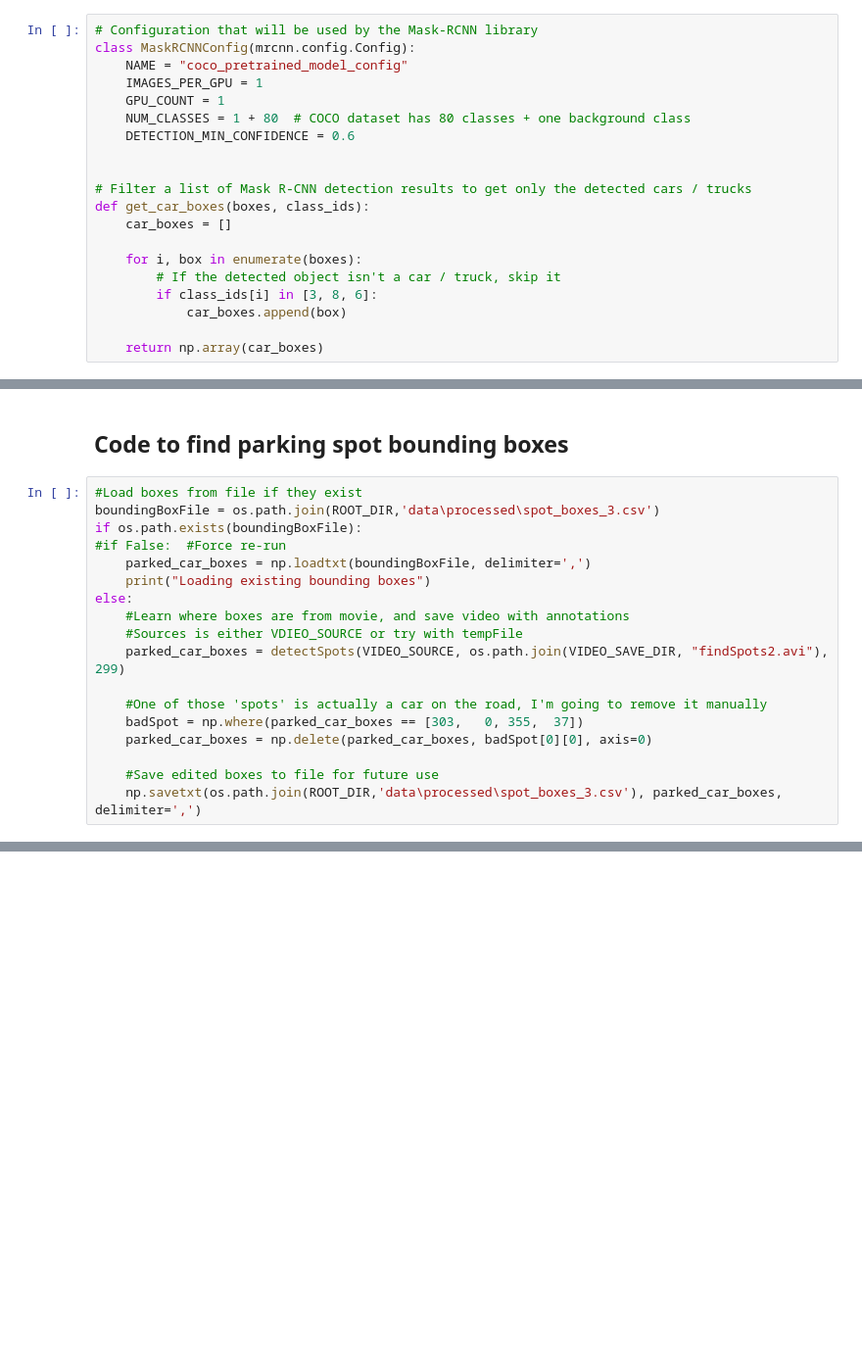
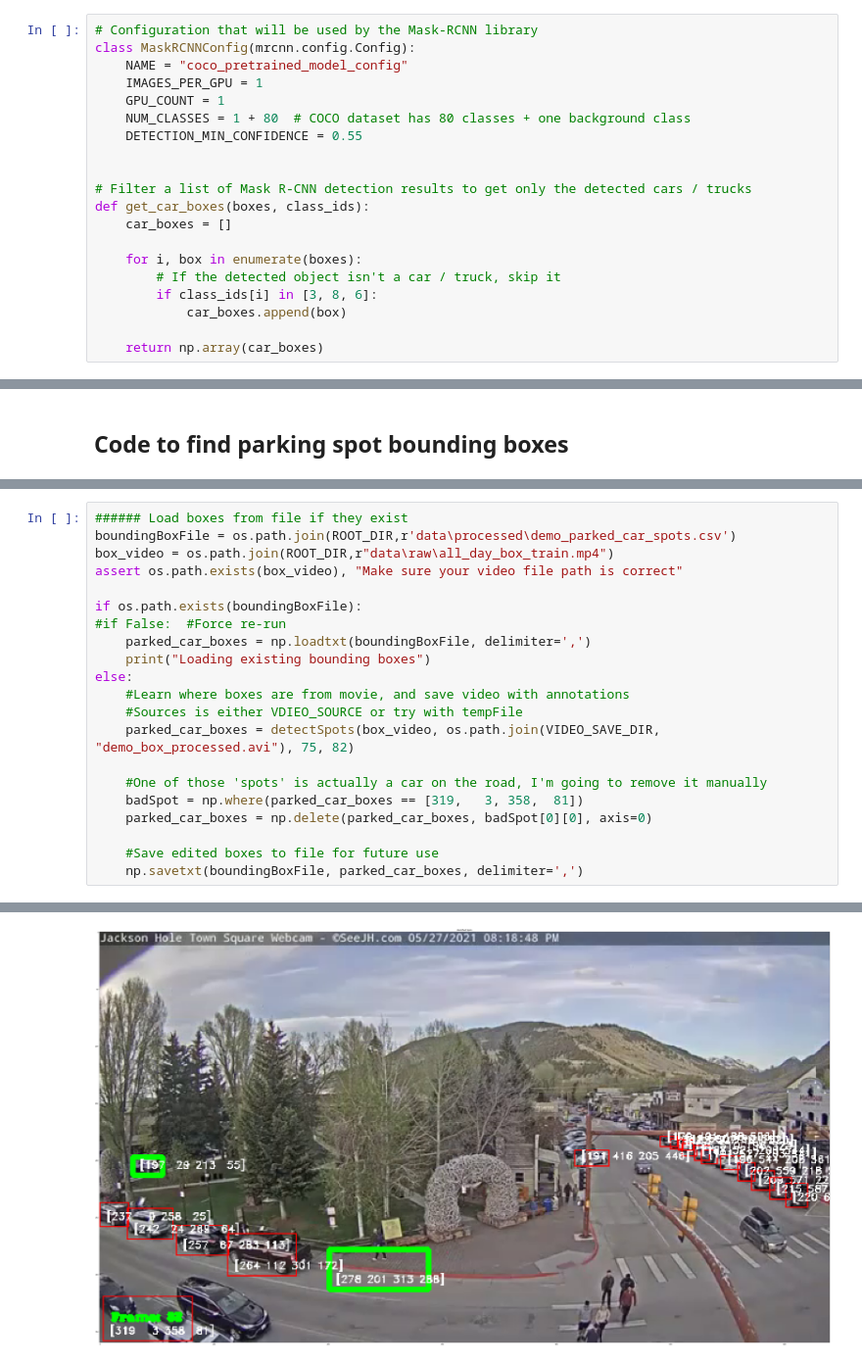
Before and after one commit to rejexx/Parkingspot_Vacancy, a Jupyter notebook: notebooks/02_spot_detection.ipynb, the cells around one changed output, grey strips where cells are left out. Shown at 98% size. Saved outputs shown, nothing was run; the diff lists cells and outputs as text; blank space fills up the shorter version.

Commit message:
Added preprocessed demo data to app

```diff
--- a/notebooks/02_spot_detection.ipynb
+++ b/notebooks/02_spot_detection.ipynb
@@ -40,7 +38,7 @@ class MaskRCNNConfig(mrcnn.config.Config):
     IMAGES_PER_GPU = 1
     GPU_COUNT = 1
     NUM_CLASSES = 1 + 80  # COCO dataset has 80 classes + one background class
-    DETECTION_MIN_CONFIDENCE = 0.6
+    DETECTION_MIN_CONFIDENCE = 0.55
 
 
 # Filter a list of Mask R-CNN detection results to get only the detected cars / trucks
@@ -544,20 +549,2 @@ here
 # %% [markdown]
 ## Code to find parking spot bounding boxes
-# %%
-#Load boxes from file if they exist
-boundingBoxFile = os.path.join(ROOT_DIR,'data\processed\spot_boxes_3.csv')
-if os.path.exists(boundingBoxFile):
-#if False:  #Force re-run
-    parked_car_boxes = np.loadtxt(boundingBoxFile, delimiter=',')
-    print("Loading existing bounding boxes")
-else:
-    #Learn where boxes are from movie, and save video with annotations
-    #Sources is either VDIEO_SOURCE or try with tempFile
-    parked_car_boxes = detectSpots(VIDEO_SOURCE, os.path.join(VIDEO_SAVE_DIR, "findSpots2.avi"), 299)
-
-    #One of those 'spots' is actually a car on the road, I'm going to remove it manually
-    badSpot = np.where(parked_car_boxes == [303,   0, 355,  37])
-    parked_car_boxes = np.delete(parked_car_boxes, badSpot[0][0], axis=0)
-
-    #Save edited boxes to file for future use
-    np.savetxt(os.path.join(ROOT_DIR,'data\processed\spot_boxes_3.csv'), parked_car_boxes, delimiter=',')
@@ -582,0 +551,22 @@ Finished, processed frames: 0 - 300
+# %%
+###### Load boxes from file if they exist
+boundingBoxFile = os.path.join(ROOT_DIR,r'data\processed\demo_parked_car_spots.csv')
+box_video = os.path.join(ROOT_DIR,r"data\raw\all_day_box_train.mp4")
+assert os.path.exists(box_video), "Make sure your video file path is correct"
+
+if os.path.exists(boundingBoxFile):
+#if False:  #Force re-run
+    parked_car_boxes = np.loadtxt(boundingBoxFile, delimiter=',')
+    print("Loading existing bounding boxes")
+else:
+    #Learn where boxes are from movie, and save video with annotations
+    #Sources is either VDIEO_SOURCE or try with tempFile
+    parked_car_boxes = detectSpots(box_video, os.path.join(VIDEO_SAVE_DIR, "demo_box_processed.avi"), 75, 82)
+
+    #One of those 'spots' is actually a car on the road, I'm going to remove it manually
+    badSpot = np.where(parked_car_boxes == [319,   3, 358,  81])
+    parked_car_boxes = np.delete(parked_car_boxes, badSpot[0][0], axis=0)
+
+    #Save edited boxes to file for future use
+    np.savetxt(boundingBoxFile, parked_car_boxes, delimiter=',')
+# %% [output]
@@ -582,0 +590 @@ Finished, processed frames: 0 - 300
+[figure, added]
```
Also changed, not shown: parts of 12 cells of this notebook, 3 other files.
